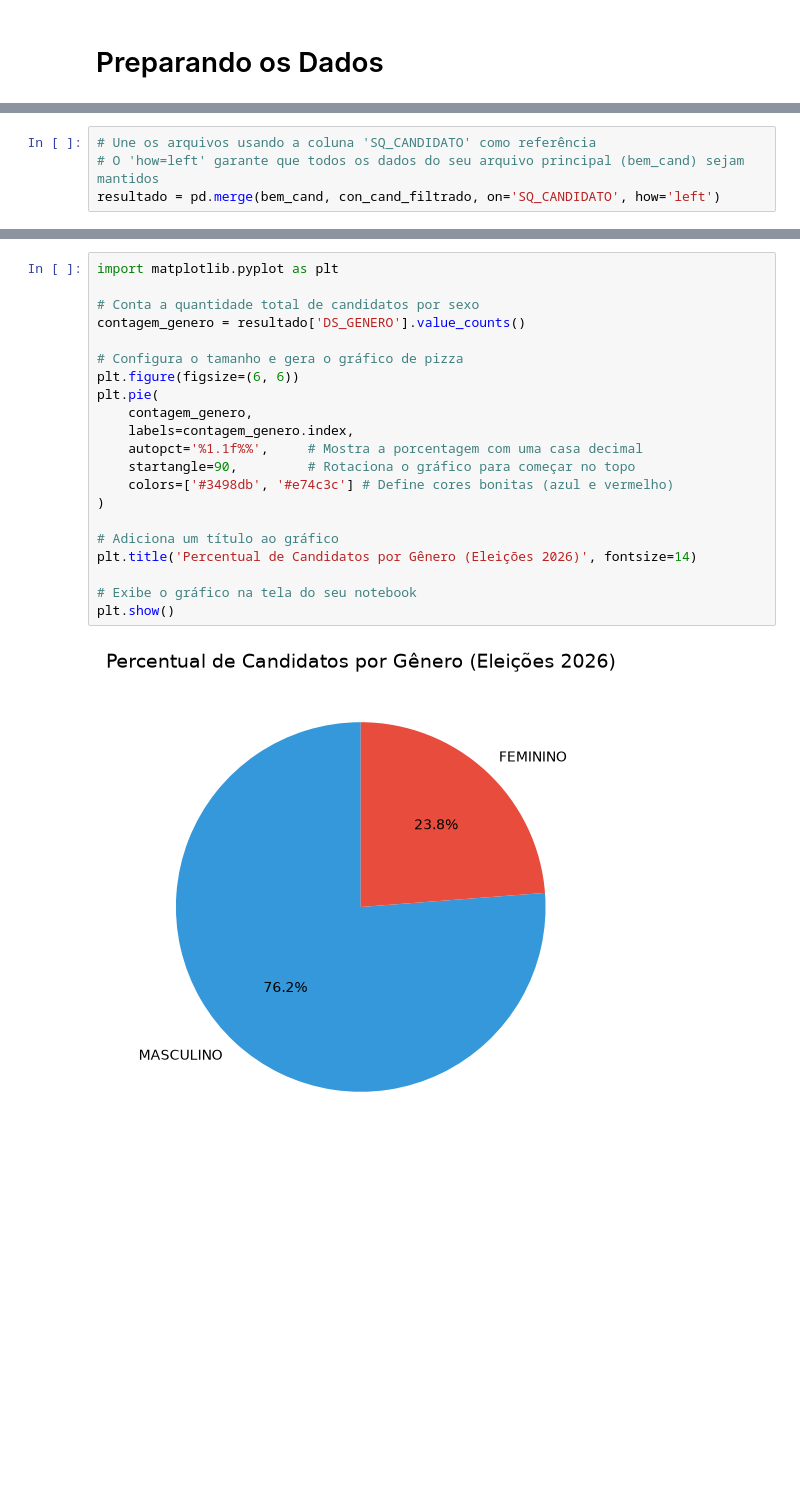
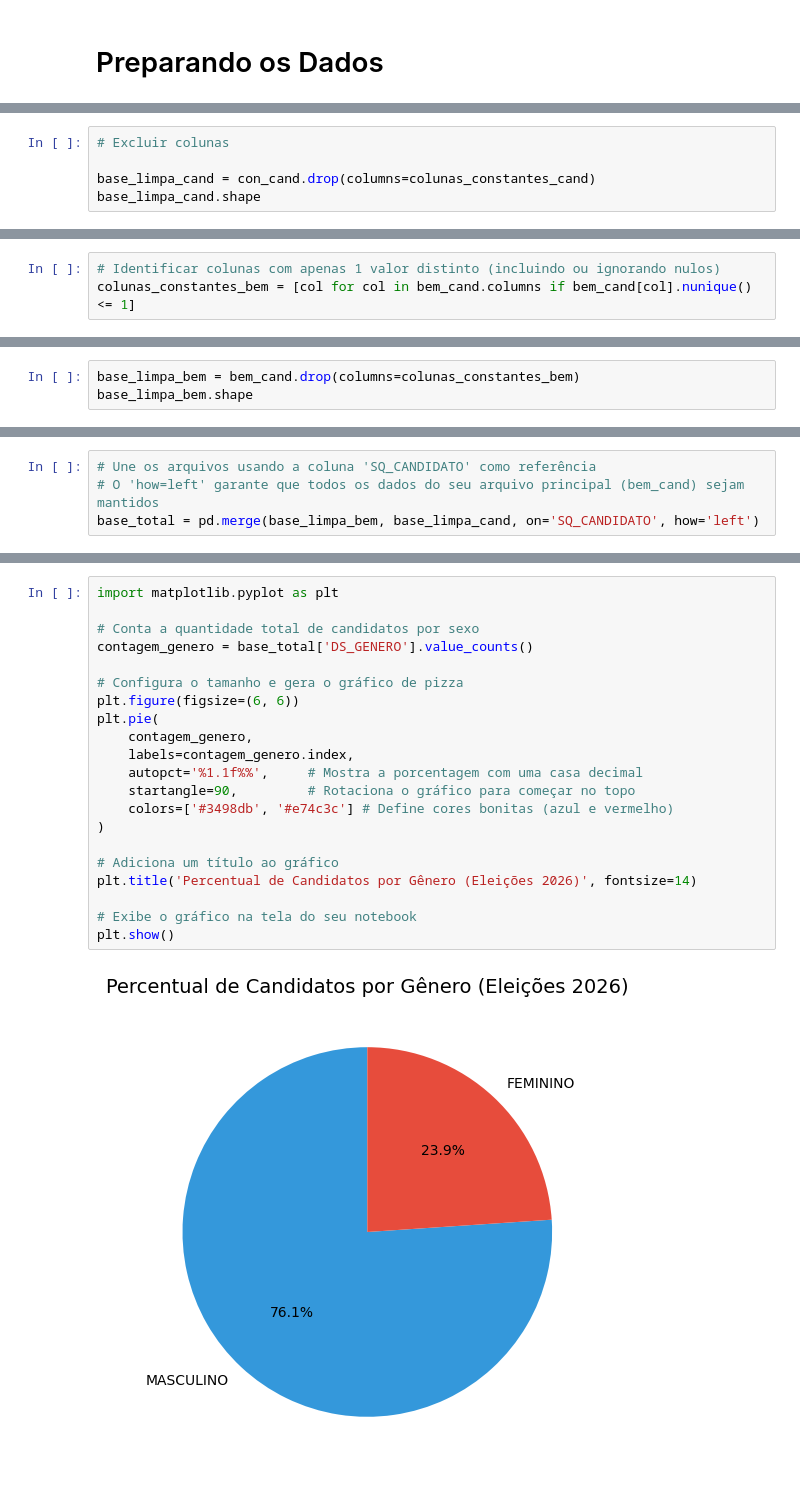
Before and after one commit to AraujoKienzle/Atividade-ADA-08-2026-Prof-Leonardo, a Jupyter notebook: projeto_08_2026.ipynb, the cells around one changed output, grey strips where cells are left out. Saved outputs shown, nothing was run; the diff lists cells and outputs as text; blank space fills up the shorter version.

```diff
--- a/projeto_08_2026.ipynb
+++ b/projeto_08_2026.ipynb
@@ -93,0 +113,5 @@ con_cand_filtrado = con_cand.drop(columns=colunas_repetidas)
+# %%
+# Excluir colunas
+
+base_limpa_cand = con_cand.drop(columns=colunas_constantes_cand)
+base_limpa_cand.shape
@@ -93,0 +122,3 @@ con_cand_filtrado = con_cand.drop(columns=colunas_repetidas)
+# %%
+# Identificar colunas com apenas 1 valor distinto (incluindo ou ignorando nulos)
+colunas_constantes_bem = [col for col in bem_cand.columns if bem_cand[col].nunique() <= 1]
@@ -93,0 +139,3 @@ con_cand_filtrado = con_cand.drop(columns=colunas_repetidas)
+# %%
+base_limpa_bem = bem_cand.drop(columns=colunas_constantes_bem)
+base_limpa_bem.shape
@@ -94,4 +148,4 @@ con_cand_filtrado = con_cand.drop(columns=colunas_repetidas)
 # %%
 # Une os arquivos usando a coluna 'SQ_CANDIDATO' como referência
 # O 'how=left' garante que todos os dados do seu arquivo principal (bem_cand) sejam mantidos
-resultado = pd.merge(bem_cand, con_cand_filtrado, on='SQ_CANDIDATO', how='left')
+base_total = pd.merge(base_limpa_bem, base_limpa_cand, on='SQ_CANDIDATO', how='left')
@@ -167,23 +224,23 @@ print(subtotal_genero)
 # %%
 import matplotlib.pyplot as plt
 
 # Conta a quantidade total de candidatos por sexo
-contagem_genero = resultado['DS_GENERO'].value_counts()
+contagem_genero = base_total['DS_GENERO'].value_counts()
 
 # Configura o tamanho e gera o gráfico de pizza
 plt.figure(figsize=(6, 6))
 plt.pie(
     contagem_genero,
     labels=contagem_genero.index,
     autopct='%1.1f%%',     # Mostra a porcentagem com uma casa decimal
     startangle=90,         # Rotaciona o gráfico para começar no topo
     colors=['#3498db', '#e74c3c'] # Define cores bonitas (azul e vermelho)
 )
 
 # Adiciona um título ao gráfico
 plt.title('Percentual de Candidatos por Gênero (Eleições 2026)', fontsize=14)
 
 # Exibe o gráfico na tela do seu notebook
 plt.show()
 # %% [output]
-[figure, old version]
+[figure, new version]
```
Also changed, not shown: parts of 18 cells of this notebook.
